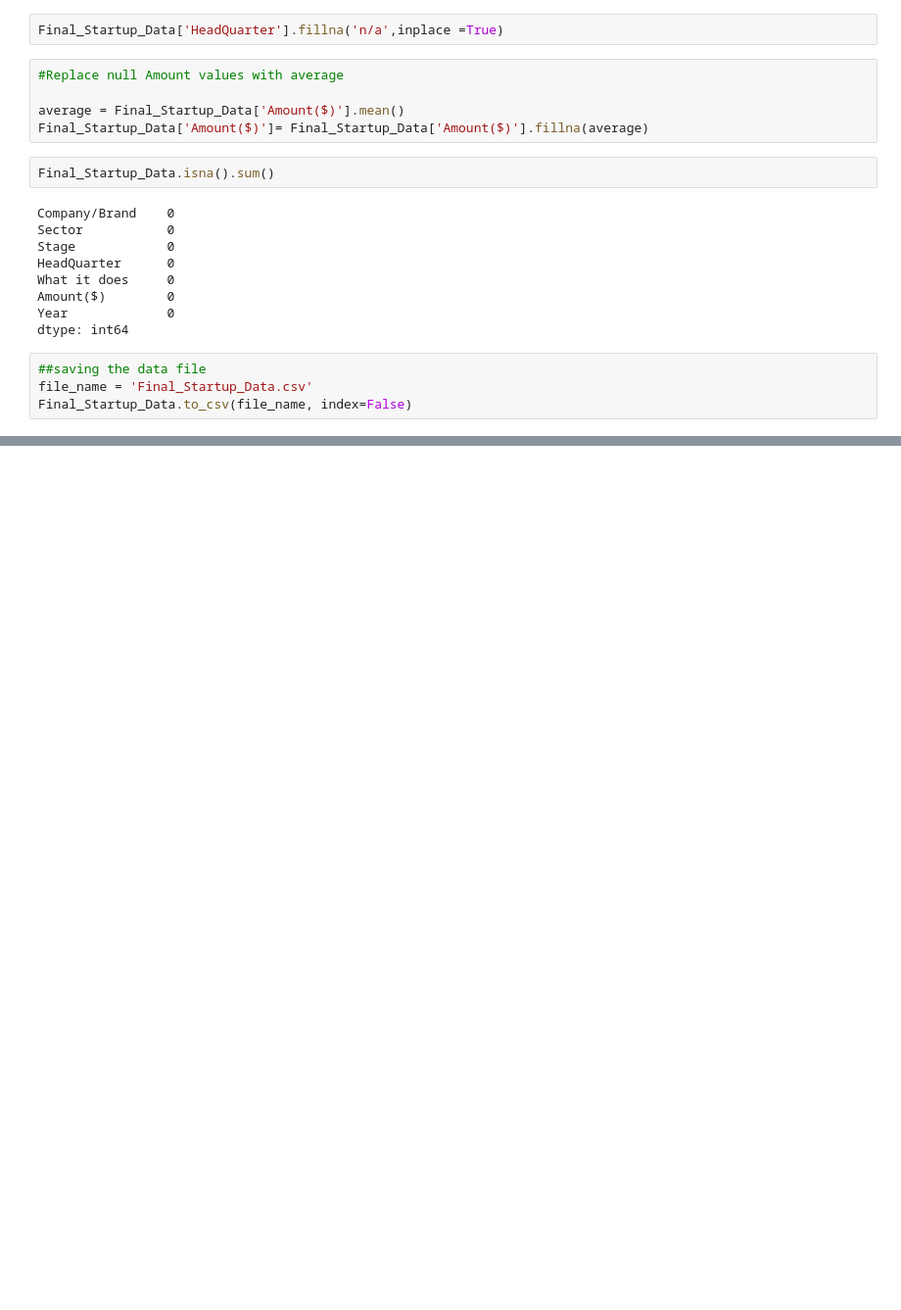
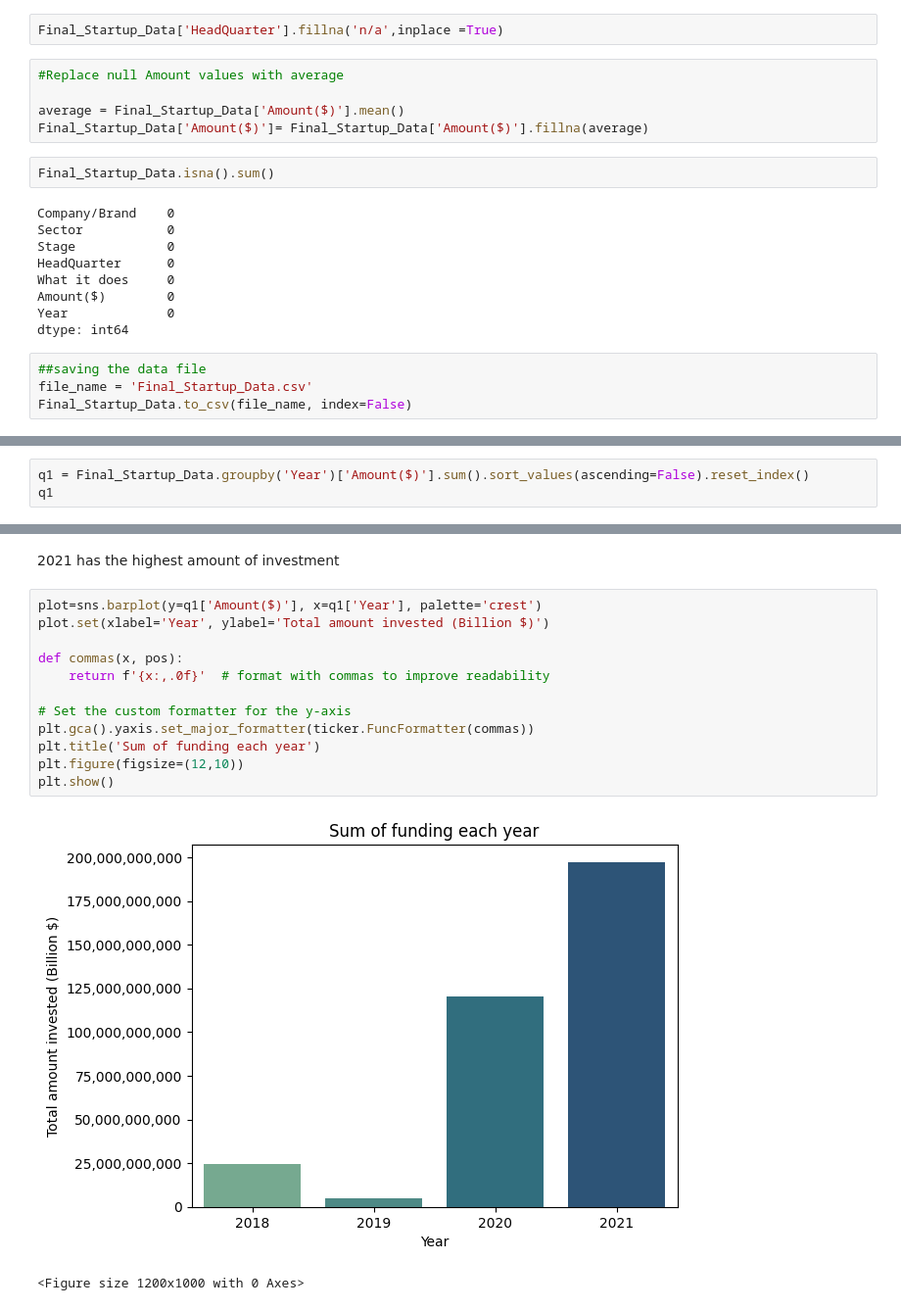
Before and after one commit to Seyipeters/Indian-Startup-Analysis, a Jupyter notebook: Indian Startup Analysis/Indian Startup Analysis Notebook.ipynb, the cells around one changed output, grey strips where cells are left out. Shown at 98% size. Saved outputs shown, nothing was run; the diff lists cells and outputs as text; blank space fills up the shorter version.

Commit message:
EDA using charts and also made conclusions and recommendations

```diff
--- a/Indian Startup Analysis/Indian Startup Analysis Notebook.ipynb
+++ b/Indian Startup Analysis/Indian Startup Analysis Notebook.ipynb
@@ -1721,0 +1760,3 @@ Final_Startup_Data.to_csv(file_name, index=False)
+# %%
+q1 = Final_Startup_Data.groupby('Year')['Amount($)'].sum().sort_values(ascending=False).reset_index()
+q1
@@ -1721,0 +1769,17 @@ Final_Startup_Data.to_csv(file_name, index=False)
+# %% [markdown]
+2021 has the highest amount of investment
+# %%
+plot=sns.barplot(y=q1['Amount($)'], x=q1['Year'], palette='crest')
+plot.set(xlabel='Year', ylabel='Total amount invested (Billion $)')
+
+def commas(x, pos):
+    return f'{x:,.0f}'  # format with commas to improve readability
+
+# Set the custom formatter for the y-axis
+plt.gca().yaxis.set_major_formatter(ticker.FuncFormatter(commas))
+plt.title('Sum of funding each year')
+plt.figure(figsize=(12,10))
+plt.show()
+# %% [output]
+[figure, added]
+<Figure size 1200x1000 with 0 Axes>
```
Also changed, not shown: parts of 34 cells of this notebook.
